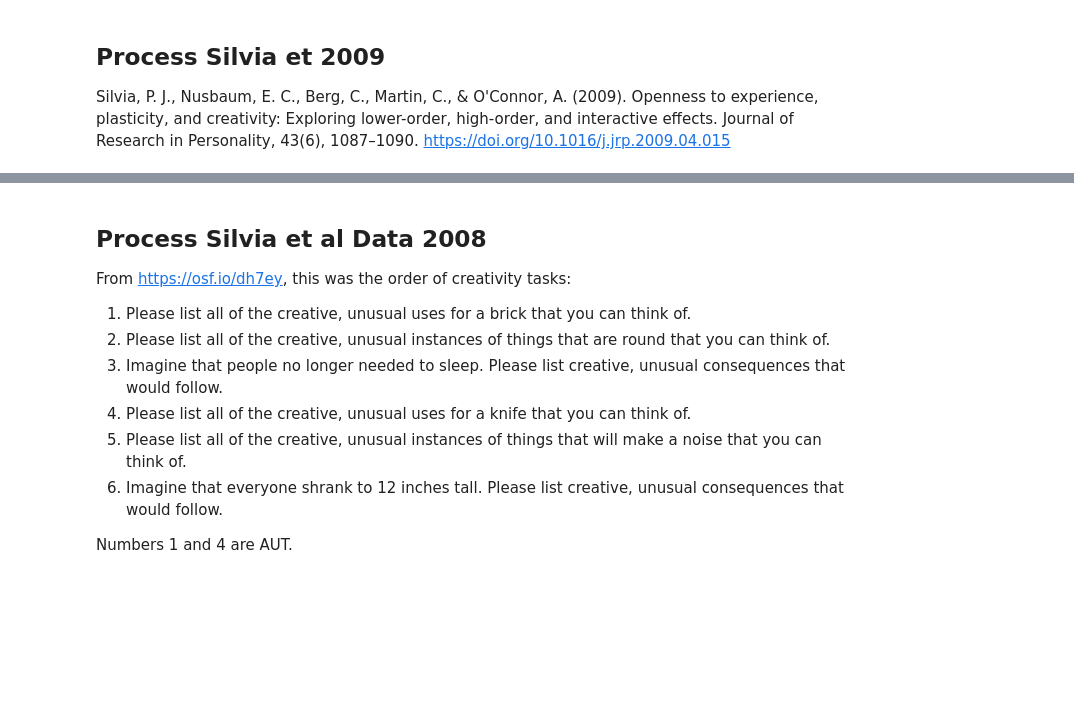
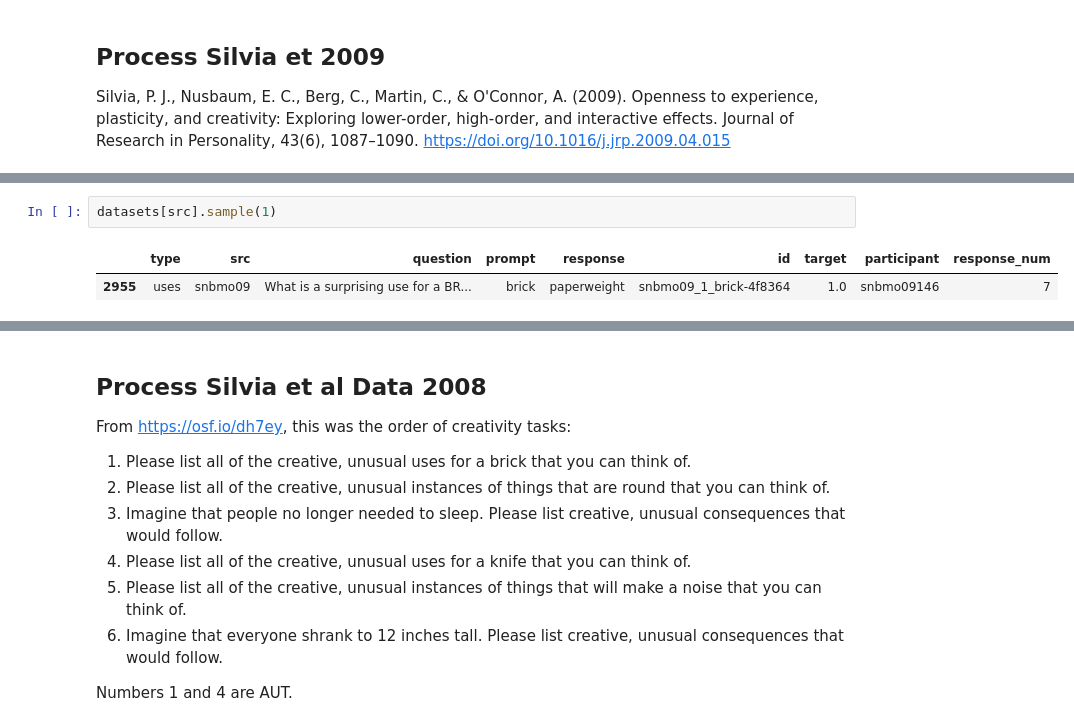
Before and after one commit to massivetexts/llm_aut_study, a Jupyter notebook: notebooks/Process_AUT_GT.ipynb, the cells around one changed output, grey strips where cells are left out. Drawn from its saved outputs; the diff is of its cells as text; blank space fills up the shorter version.

```diff
--- a/notebooks/Process_AUT_GT.ipynb
+++ b/notebooks/Process_AUT_GT.ipynb
@@ -166,0 +190,5 @@ Intraclass correlation coefficients (report ICC2k)
+# %%
+datasets[src].sample(1)
+# %% [output]
+|  | type | src | question | prompt | response | id | target | participant | response_num |
+| 2955 | uses | snbmo09 | What is a surprising use for a BR... | brick | paperweight | snbmo09_1_brick-4f8364 | 1.0 | snbmo09146 | 7 |
```
Also changed, not shown: parts of 27 cells of this notebook.
